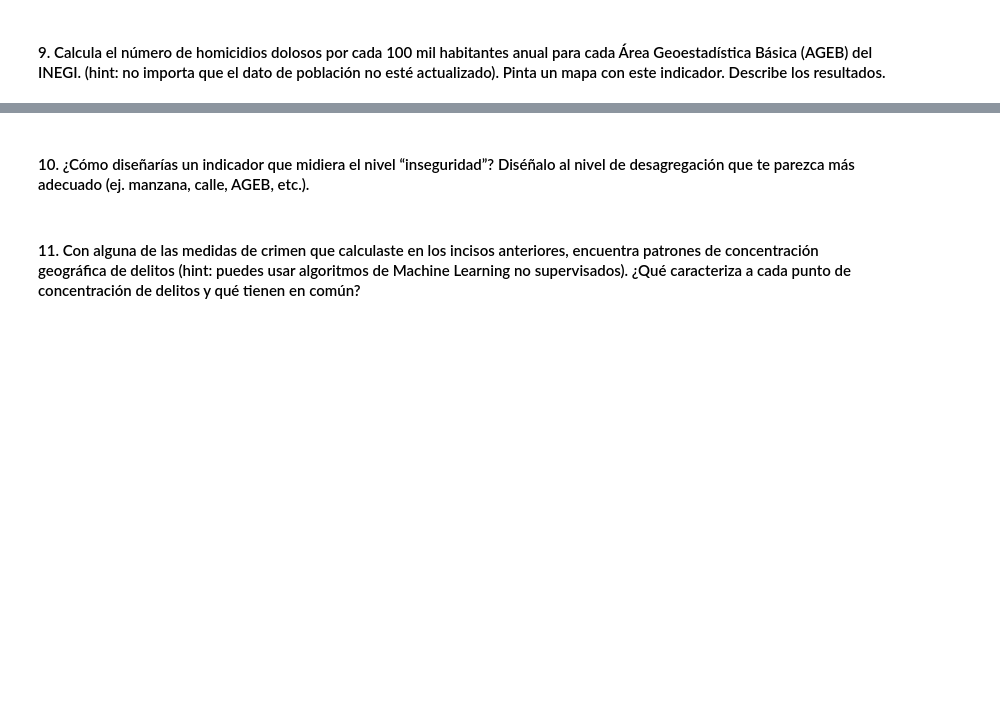
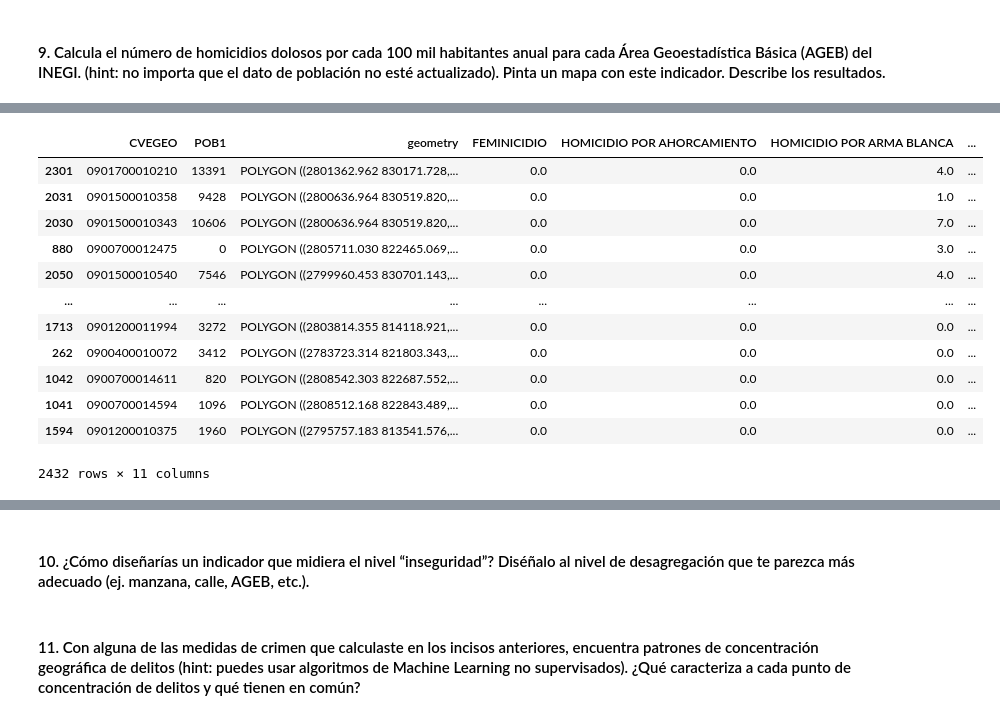
Before and after one commit to Javolet/Evaluacion_OPI, a Jupyter notebook: Seccion_A/Seccion_A_Notebook.ipynb, the cells around one changed output, grey strips where cells are left out. Saved outputs shown, nothing was run; the diff lists cells and outputs as text; code cells hidden in the pictures; blank space fills up the shorter version.

```diff
--- a/Seccion_A/Seccion_A_Notebook.ipynb
+++ b/Seccion_A/Seccion_A_Notebook.ipynb
@@ -347,0 +368,43 @@ Este mapa se descargará a la carpeta raiz de este proyecto, asimismo se ha busc
+# %%
+# De acuerdo a la pregunta, se debe filtrar los delitos de homicidio doloso, retirando los datos NaN
+homicidios = dataset[dataset['categoria_delito'] == 'HOMICIDIO DOLOSO'].dropna(subset=['longitud', 'latitud'])
+
+# Luego con los polígonos vamos a crear un geo dataframe en base a las coordenadas de homicidio doloso
+poligonos_df = gp.GeoDataFrame(homicidios, geometry = \
+                                gp.points_from_xy(homicidios['longitud'], homicidios['latitud']))
+
+# Ahora hay que unir los poligonos
+poli_union = gp.sjoin(poligonos.to_crs('epsg:4326'), poligonos_df.set_crs("EPSG:4326"), how = 'left')
+# Sobre esta unión hacemos una tabla pivote con tipos de homicidio doloso
+poli_union_pv = pd.pivot_table(poli_union, index = 'CVEGEO', columns='delito', aggfunc={'delito':len})
+# Luego convertimos este pivote en algo más cercano a un dataframe
+poli_union_pv.columns = poli_union_pv.columns.droplevel()
+
+# Ahora tenemos un dataframe más limpio con un left join
+poligonos_clean = poligonos.merge(poli_union_pv, how = 'left', on = 'CVEGEO').fillna(0)
+
+# Añadimos el total de homicidios de acuerdo al total de homicidios de nuestro dataset base
+poligonos_clean['TOTAL HOMICIDIOS'] = poligonos_clean[dataset[dataset['categoria_delito'] == \
+                                                                    'HOMICIDIO DOLOSO']['delito'].\
+                                                            unique()].sum(axis=1)
+
+# Luego creamos el índice Total de homicidios por 100,000 habitantes
+poligonos_clean['TOTAL x 100K'] = poligonos_clean[['CVEGEO', 'TOTAL HOMICIDIOS']].\
+                                                  apply(lambda x: x['TOTAL HOMICIDIOS']/10000,axis=1)
+
+# Vamos a mostrar el total de homicidios por CVGEO
+poligonos_clean.sort_values(by = 'TOTAL HOMICIDIOS', ascending = False)
+# %% [output]
+|  | CVEGEO | POB1 | geometry | FEMINICIDIO | HOMICIDIO POR AHORCAMIENTO | HOMICIDIO POR ARMA BLANCA | ... |
+| 2301 | 0901700010210 | 13391 | POLYGON ((2801362.962 830171.728,... | 0.0 | 0.0 | 4.0 | ... |
+| 2031 | 0901500010358 | 9428 | POLYGON ((2800636.964 830519.820,... | 0.0 | 0.0 | 1.0 | ... |
+| 2030 | 0901500010343 | 10606 | POLYGON ((2800636.964 830519.820,... | 0.0 | 0.0 | 7.0 | ... |
+| 880 | 0900700012475 | 0 | POLYGON ((2805711.030 822465.069,... | 0.0 | 0.0 | 3.0 | ... |
+| 2050 | 0901500010540 | 7546 | POLYGON ((2799960.453 830701.143,... | 0.0 | 0.0 | 4.0 | ... |
+| ... | ... | ... | ... | ... | ... | ... | ... |
+| 1713 | 0901200011994 | 3272 | POLYGON ((2803814.355 814118.921,... | 0.0 | 0.0 | 0.0 | ... |
+| 262 | 0900400010072 | 3412 | POLYGON ((2783723.314 821803.343,... | 0.0 | 0.0 | 0.0 | ... |
+| 1042 | 0900700014611 | 820 | POLYGON ((2808542.303 822687.552,... | 0.0 | 0.0 | 0.0 | ... |
+| 1041 | 0900700014594 | 1096 | POLYGON ((2808512.168 822843.489,... | 0.0 | 0.0 | 0.0 | ... |
+| 1594 | 0901200010375 | 1960 | POLYGON ((2795757.183 813541.576,... | 0.0 | 0.0 | 0.0 | ... |
+2432 rows × 11 columns
```
Also changed, not shown: parts of 22 cells of this notebook.
